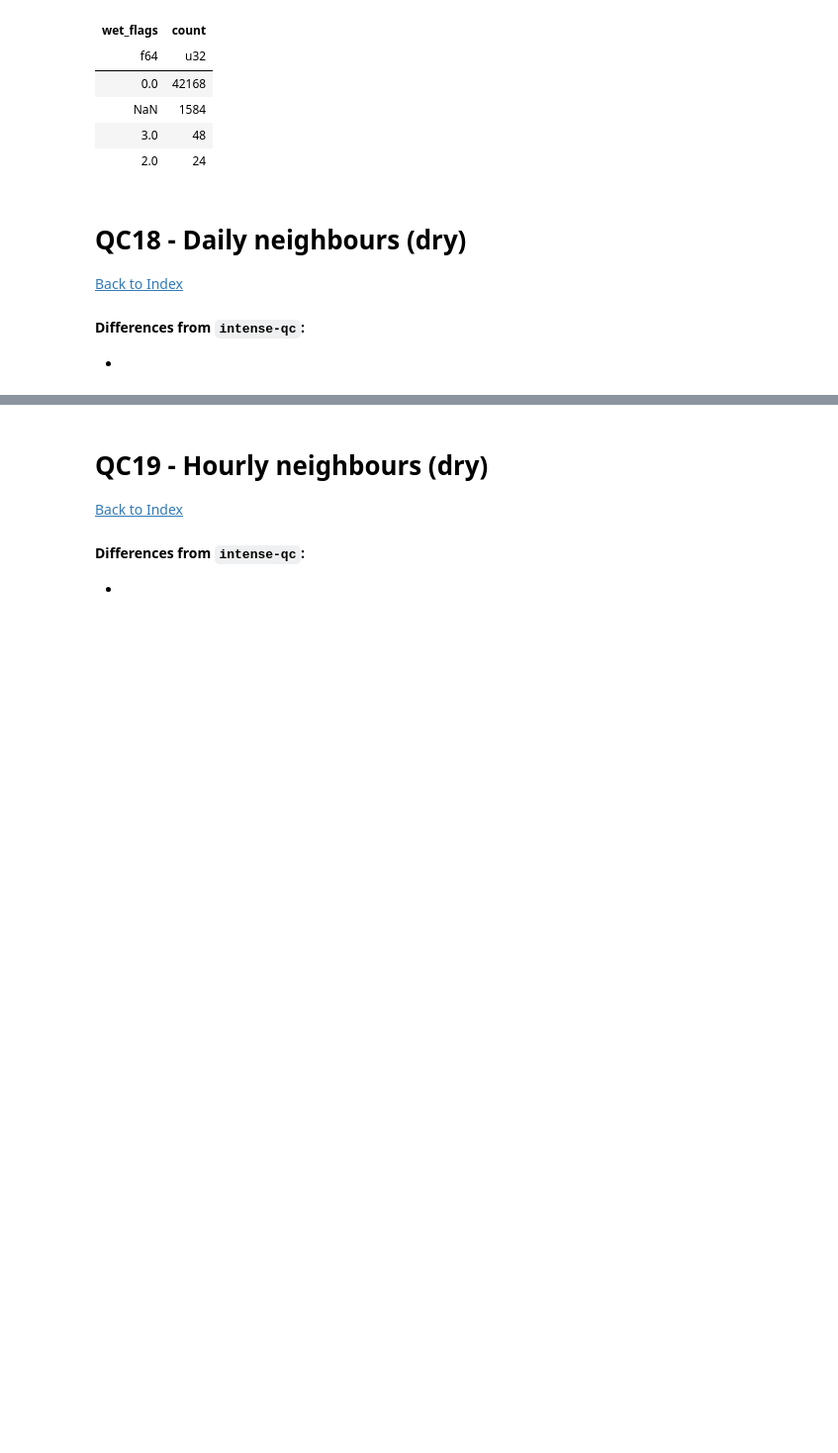
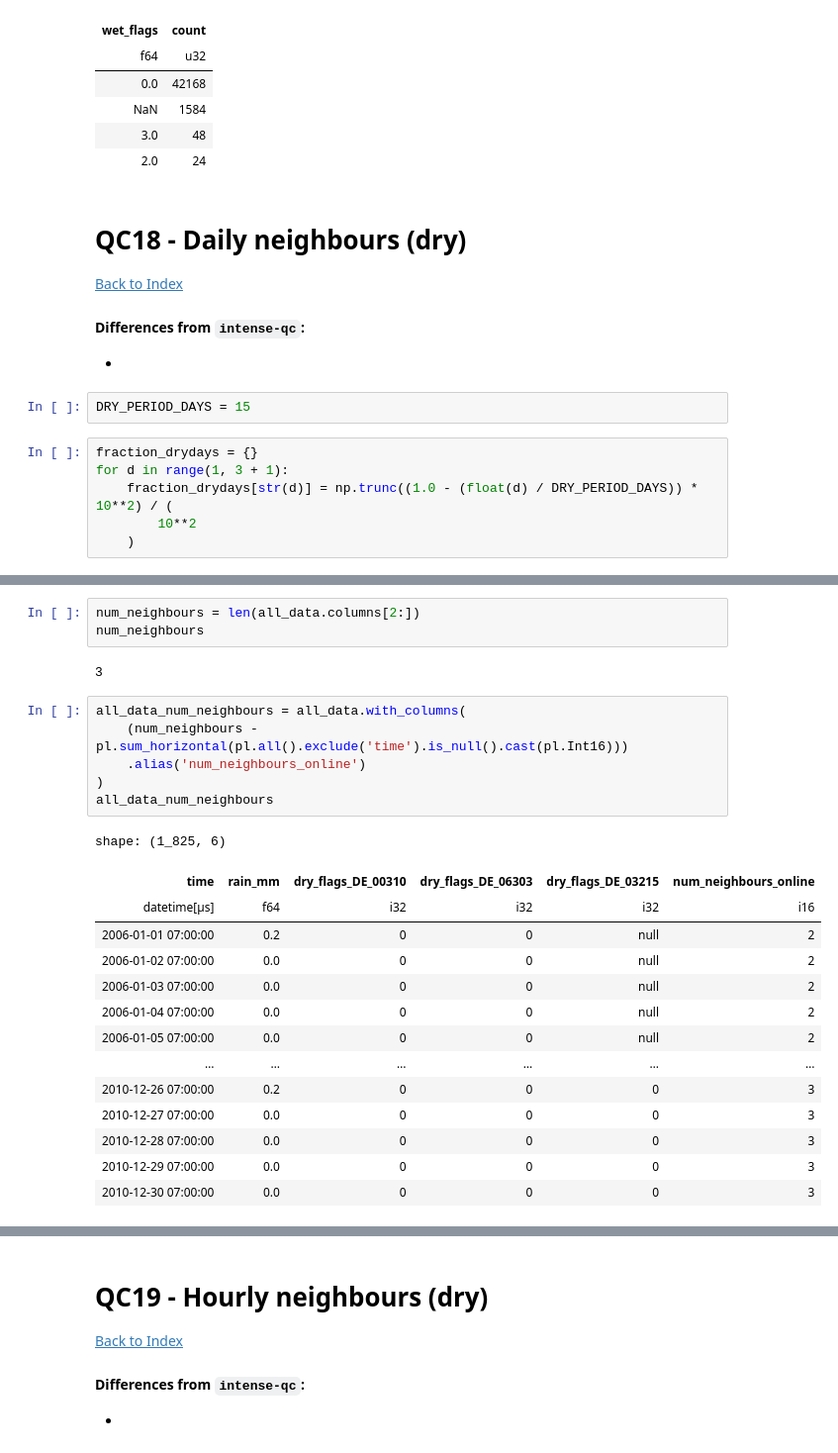
Before and after one commit to Thomasjkeel/RainfallQC-notebooks, a Jupyter notebook: notebooks/neighbour_checks.ipynb, the cells around one changed output, grey strips where cells are left out. Shown at 99% size. Cells and saved outputs as stored; diff of their text form; blank space fills up the shorter version.

```diff
--- a/notebooks/neighbour_checks.ipynb
+++ b/notebooks/neighbour_checks.ipynb
@@ -1378,3 +1378,11 @@ shape: (4, 2)
 
 #### Differences from `intense-qc`:
 -
+# %%
+DRY_PERIOD_DAYS = 15
+# %%
+fraction_drydays = {}
+for d in range(1, 3 + 1):
+    fraction_drydays[str(d)] = np.trunc((1.0 - (float(d) / DRY_PERIOD_DAYS)) * 10**2) / (
+        10**2
+    )
@@ -1380,0 +1511,26 @@ shape: (4, 2)
+# %%
+num_neighbours = len(all_data.columns[2:])
+num_neighbours
+# %% [output]
+3
+# %%
+all_data_num_neighbours = all_data.with_columns(
+    (num_neighbours - pl.sum_horizontal(pl.all().exclude('time').is_null().cast(pl.Int16)))
+    .alias('num_neighbours_online')
+)
+all_data_num_neighbours
+# %% [output]
+shape: (1_825, 6)
+| time | rain_mm | dry_flags_DE_00310 | dry_flags_DE_06303 | dry_flags_DE_03215 | num_neighbours_online |
+| datetime[μs] | f64 | i32 | i32 | i32 | i16 |
+| 2006-01-01 07:00:00 | 0.2 | 0 | 0 | null | 2 |
+| 2006-01-02 07:00:00 | 0.0 | 0 | 0 | null | 2 |
+| 2006-01-03 07:00:00 | 0.0 | 0 | 0 | null | 2 |
+| 2006-01-04 07:00:00 | 0.0 | 0 | 0 | null | 2 |
+| 2006-01-05 07:00:00 | 0.0 | 0 | 0 | null | 2 |
+| … | … | … | … | … | … |
+| 2010-12-26 07:00:00 | 0.2 | 0 | 0 | 0 | 3 |
+| 2010-12-27 07:00:00 | 0.0 | 0 | 0 | 0 | 3 |
+| 2010-12-28 07:00:00 | 0.0 | 0 | 0 | 0 | 3 |
+| 2010-12-29 07:00:00 | 0.0 | 0 | 0 | 0 | 3 |
+| 2010-12-30 07:00:00 | 0.0 | 0 | 0 | 0 | 3 |
```
Also changed, not shown: parts of 12 cells of this notebook.
